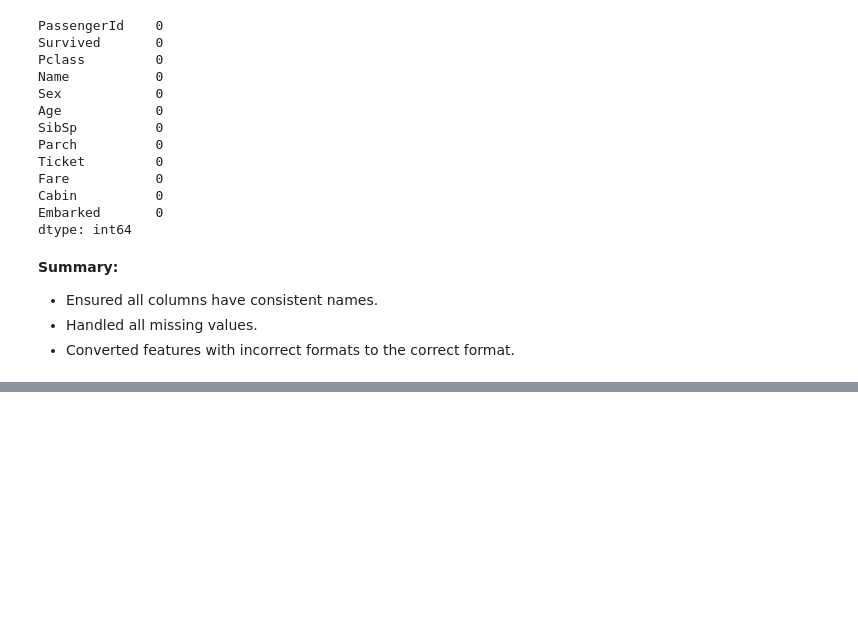
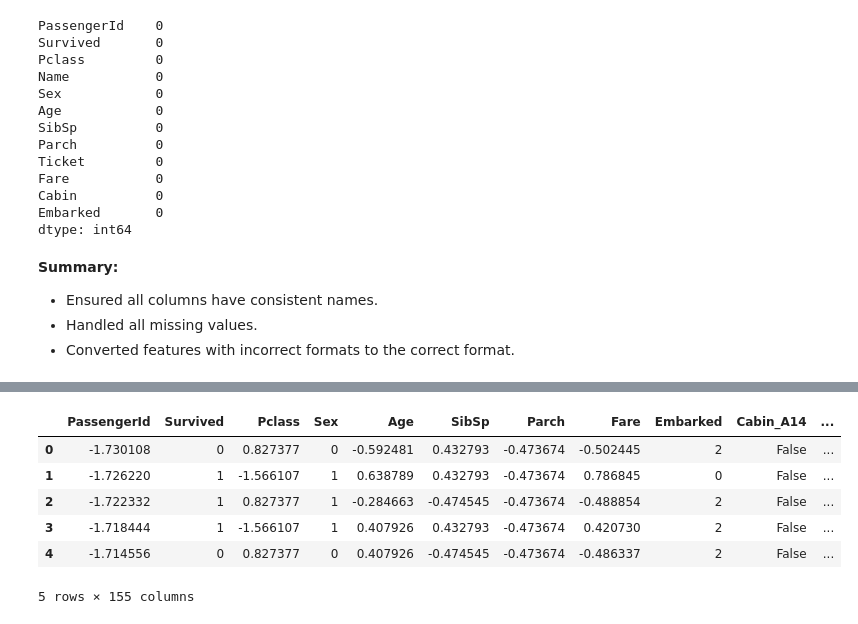
Before and after one commit to johannesmakgetha/Titanic---Machine-Learning-from-Disaster, a Jupyter notebook: notebook.ipynb, the cells around one changed output, grey strips where cells are left out. Saved outputs shown, nothing was run; the diff lists cells and outputs as text; code cells hidden in the pictures; blank space fills up the shorter version.

```diff
--- a/notebook.ipynb
+++ b/notebook.ipynb
@@ -183,0 +263,10 @@ dtype: int64
+# %%
+data_enconded.head()
+# %% [output]
+|  | PassengerId | Survived | Pclass | Sex | Age | SibSp | Parch | Fare | Embarked | Cabin_A14 | ... |
+| 0 | -1.730108 | 0 | 0.827377 | 0 | -0.592481 | 0.432793 | -0.473674 | -0.502445 | 2 | False | ... |
+| 1 | -1.726220 | 1 | -1.566107 | 1 | 0.638789 | 0.432793 | -0.473674 | 0.786845 | 0 | False | ... |
+| 2 | -1.722332 | 1 | 0.827377 | 1 | -0.284663 | -0.474545 | -0.473674 | -0.488854 | 2 | False | ... |
+| 3 | -1.718444 | 1 | -1.566107 | 1 | 0.407926 | 0.432793 | -0.473674 | 0.420730 | 2 | False | ... |
+| 4 | -1.714556 | 0 | 0.827377 | 0 | 0.407926 | -0.474545 | -0.473674 | -0.486337 | 2 | False | ... |
+5 rows × 155 columns
```
Also changed, not shown: parts of 11 cells of this notebook.
